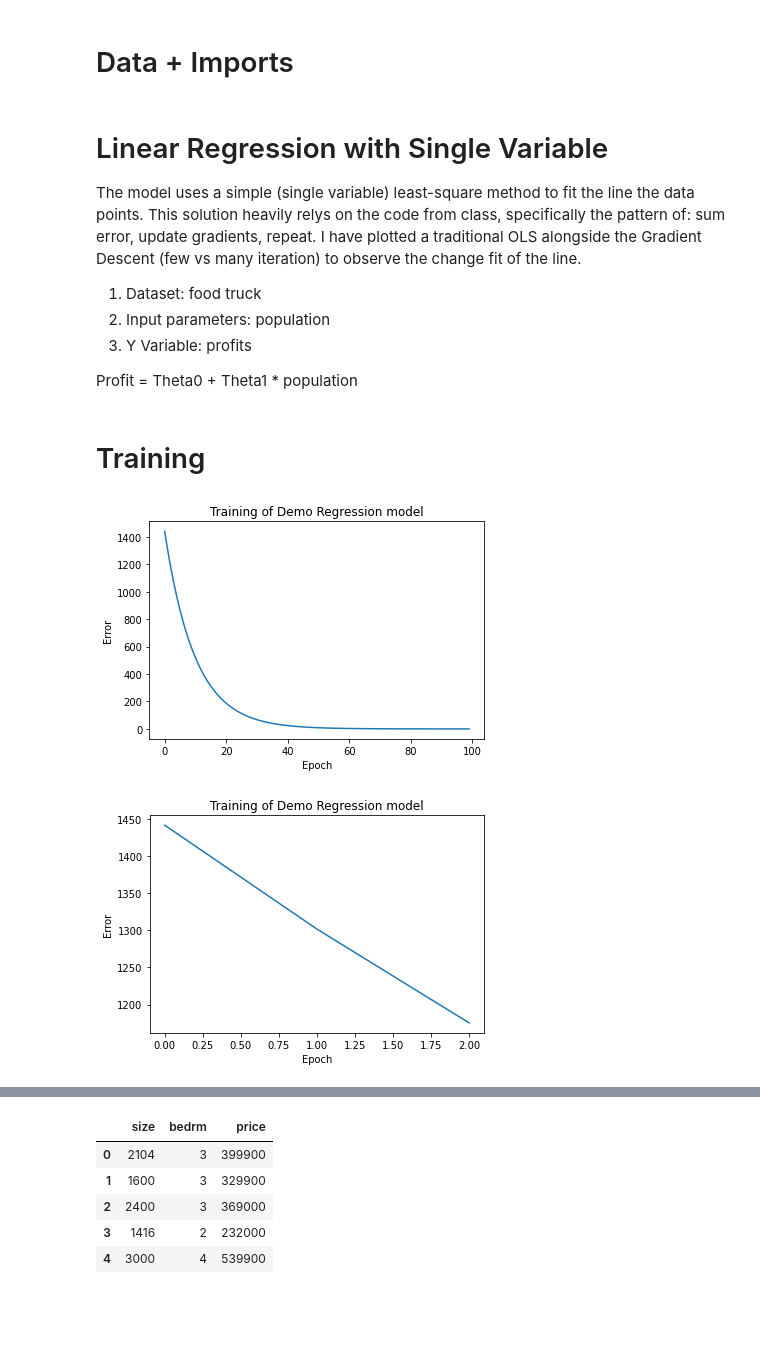
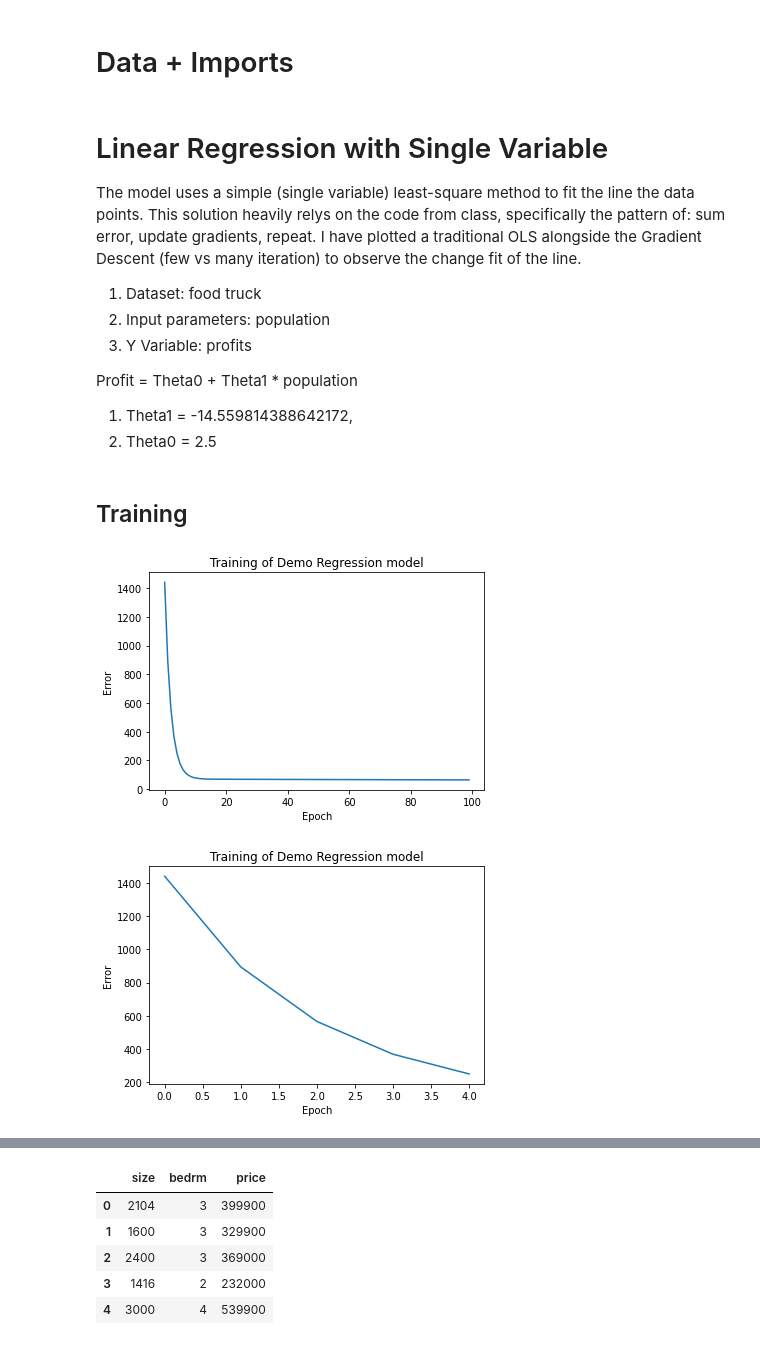
Before and after one commit to peter-callahan/vanderbilt, a Jupyter notebook: Week_8_Homework_Gradient_Descent.ipynb, the cells around one changed output, grey strips where cells are left out. Drawn from its saved outputs; the diff is of its cells as text; code cells hidden in the pictures; blank space fills up the shorter version.

```diff
--- a/Week_8_Homework_Gradient_Descent.ipynb
+++ b/Week_8_Homework_Gradient_Descent.ipynb
@@ -21,6 +21,9 @@ The model uses a simple (single variable) least-square method to fit the line th
 3. Y Variable: profits
 
 Profit = Theta0 + Theta1 * population
+
+1. Theta1 = -14.559814388642172,
+2. Theta0 = 2.5
 # %%
 def simple_reg_single_step(training_pair, thetas, x0=1.0):
 
@@ -29,8 +32,10 @@ def simple_reg_single_step(training_pair, thetas, x0=1.0):
 
     # do one forward pass with a single training example
     # to calculate error and gradient
-    y_hat = thetas[0] * x0 + thetas[1] * x1
+    y_hat = thetas[0] + thetas[1] * x1
     error = y_hat - y
+
+    # cost = 0.5 * (error ** 2)
 
     # for each theta, we need the gradient for an update
     gradients = np.array([error * x0, error * x1])
@@ -56,7 +61,7 @@ def gradient_descent(training_data, thetas, alpha=5e-3, model=simple_reg_single_
     # thetas[0] = theta_0 - alpha * overall_gradients[0]
     # thetas[1] = theta_1 - alpha * overall_gradients[1]
 
-    for n in range(0, len(thetas) - 1):
+    for n in range(0, len(thetas)):
         thetas[n] = thetas[n] - alpha * overall_gradients[n]
 
     return thetas, total_error
@@ -97,11 +93,9 @@ def ols(data):
 # %% [markdown]
-# Training
+## Training
 # %%
 thetas = [0.3, 2.5]
 
 ft_array = np.array(data_ft)
-
-alpha = 0.001
 
 total_epochs = 100
 error_traj = [0] * total_epochs
@@ -109,7 +103,7 @@ error_traj = [0] * total_epochs
 for epoch in range(total_epochs):
     thetas, epoch_error = gradient_descent(ft_array,
                                            thetas,
-                                           alpha,
+                                           alpha=0.00005,
                                            model=simple_reg_single_step)
 
     # store a history of errors
@@ -120,31 +114,29 @@ plt.xlabel('Epoch')
 plt.ylabel('Error')
 plt.title('Training of Demo Regression model');
 # %% [output]
-[figure, old version]
+[figure, new version]
 # %%
 thetas_2 = [0.3, 2.5]
 
 ft_array = np.array(data_ft)
 
-alpha = 0.001
-
-total_epochs = 3
+total_epochs = 5
 error_traj = [0] * total_epochs
 
 for epoch in range(total_epochs):
     thetas_2, epoch_error = gradient_descent(ft_array,
                                              thetas_2,
-                                             alpha,
+                                             alpha=0.00005,
                                              model=simple_reg_single_step)
 
     error_traj[epoch] = epoch_error
 
 plt.plot(error_traj)
 plt.xlabel('Epoch')
 plt.ylabel('Error')
 plt.title('Training of Demo Regression model');
 # %% [output]
-[figure, old version]
+[figure, new version]
 # %%
 lin_pts = np.linspace(ft_array[:,1].min(),
                       ft_array[:,1].max(),
```
Also changed, not shown: parts of 10 cells of this notebook.
